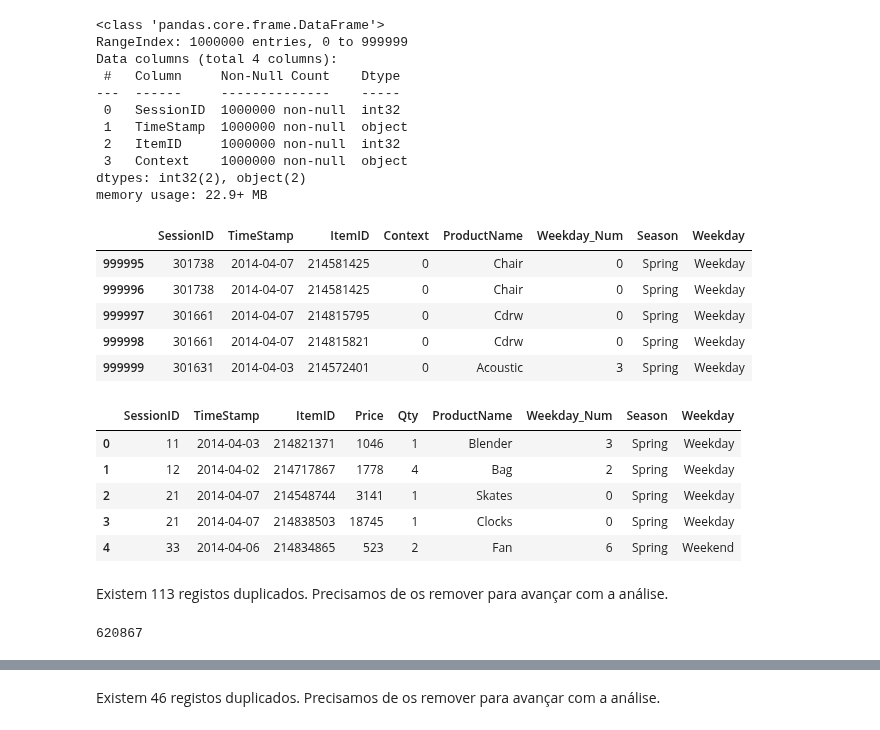
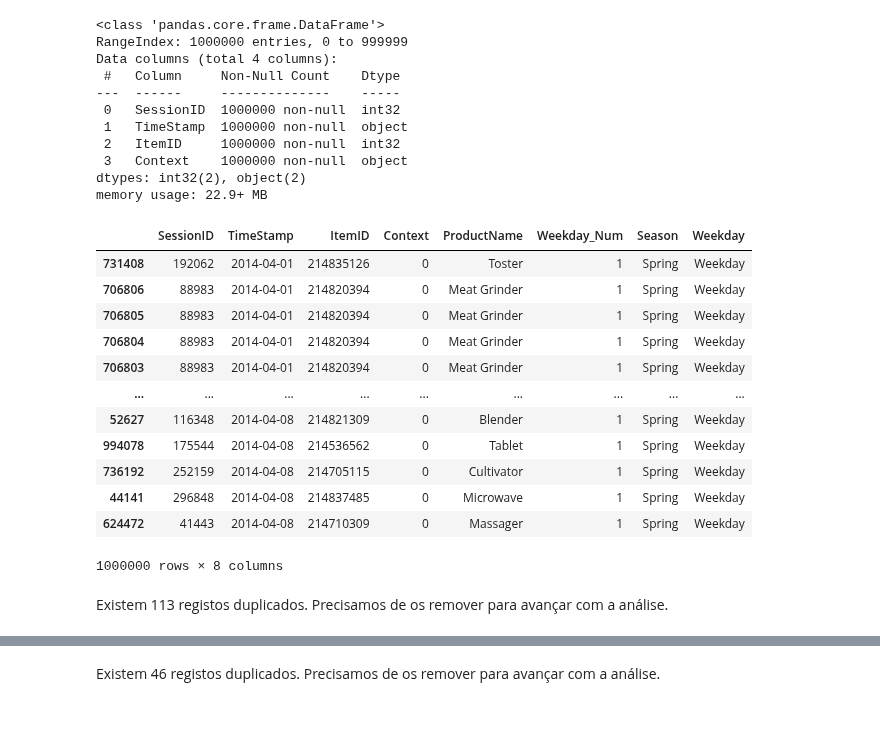
Before and after one commit to flpsantos3/PD_01, a Jupyter notebook: PD_202021_P1.ipynb, the cells around one changed output, grey strips where cells are left out. Cells and saved outputs as stored; diff of their text form; code cells hidden in the pictures.

```diff
--- a/PD_202021_P1.ipynb
+++ b/PD_202021_P1.ipynb
@@ -140,7 +131,7 @@ buys=pd.read_csv('/content/drive/MyDrive/Datasets/projetoPD/store-buys.dat',
                  header=None,
                  names=['SessionID','TimeStamp','ItemID','Price','Qty'],
                  dtype={'SessionID':np.int32, 'TimeStamp':str, 'ItemID': np.int32,
-                        'Price':np.int32, 'Qty':np.int8})
+                        'Price':np.int16, 'Qty':np.int8})
 clicks=pd.read_csv('/content/drive/MyDrive/Datasets/projetoPD/store-clicks.dat',
                    header=None,
                    nrows=1000000,
@@ -238,56 +229,53 @@ buys_upd["Weekday_Num"]=buys_upd["TimeStamp"].dt.dayofweek
 
 for i in buys_upd["Weekday_Num"]:
   if i < 5:
     weekday_buys.append("Weekday")
   else :
     weekday_buys.append("Weekend")
 
 weekday_clicks=[]
 clicks_upd["TimeStamp"] = pd.to_datetime(clicks_upd["TimeStamp"])
 clicks_upd["Weekday_Num"]=clicks_upd["TimeStamp"].dt.dayofweek
 
 for i in clicks_upd["Weekday_Num"]:
   if i < 5:
     weekday_clicks.append("Weekday")
   else :
     weekday_clicks.append("Weekend")
 
 buys_upd = buys_upd.drop(columns=['TimeStamp'])
 buys_upd.insert(1, "TimeStamp", dates_buys)
 buys_upd["Season"] = season_buys
 buys_upd["Weekday"] = weekday_buys
 buys_upd.sort_values(by='TimeStamp')
 
 clicks_upd = clicks_upd.drop(columns=['TimeStamp'])
 clicks_upd.insert(1, "TimeStamp", dates_clicks)
 clicks_upd["Season"] = season_clicks
 clicks_upd["Weekday"] = weekday_clicks
 clicks_upd.sort_values(by='TimeStamp')
-clicks_upd.tail(5)
 # %% [output]
 |  | SessionID | TimeStamp | ItemID | Context | ProductName | Weekday_Num | Season | Weekday |
-| 999995 | 301738 | 2014-04-07 | 214581425 | 0 | Chair | 0 | Spring | Weekday |
-| 999996 | 301738 | 2014-04-07 | 214581425 | 0 | Chair | 0 | Spring | Weekday |
-| 999997 | 301661 | 2014-04-07 | 214815795 | 0 | Cdrw | 0 | Spring | Weekday |
-| 999998 | 301661 | 2014-04-07 | 214815821 | 0 | Cdrw | 0 | Spring | Weekday |
-| 999999 | 301631 | 2014-04-03 | 214572401 | 0 | Acoustic | 3 | Spring | Weekday |
+| 731408 | 192062 | 2014-04-01 | 214835126 | 0 | Toster | 1 | Spring | Weekday |
+| 706806 | 88983 | 2014-04-01 | 214820394 | 0 | Meat Grinder | 1 | Spring | Weekday |
+| 706805 | 88983 | 2014-04-01 | 214820394 | 0 | Meat Grinder | 1 | Spring | Weekday |
+| 706804 | 88983 | 2014-04-01 | 214820394 | 0 | Meat Grinder | 1 | Spring | Weekday |
+| 706803 | 88983 | 2014-04-01 | 214820394 | 0 | Meat Grinder | 1 | Spring | Weekday |
+| ... | ... | ... | ... | ... | ... | ... | ... | ... |
+| 52627 | 116348 | 2014-04-08 | 214821309 | 0 | Blender | 1 | Spring | Weekday |
+| 994078 | 175544 | 2014-04-08 | 214536562 | 0 | Tablet | 1 | Spring | Weekday |
+| 736192 | 252159 | 2014-04-08 | 214705115 | 0 | Cultivator | 1 | Spring | Weekday |
+| 44141 | 296848 | 2014-04-08 | 214837485 | 0 | Microwave | 1 | Spring | Weekday |
+| 624472 | 41443 | 2014-04-08 | 214710309 | 0 | Massager | 1 | Spring | Weekday |
+1000000 rows × 8 columns
 # %%
 buys_upd=buys_upd.sort_values(by='SessionID').reset_index(drop=True)
 buys_upd.head()
-# %% [output]
-|  | SessionID | TimeStamp | ItemID | Price | Qty | ProductName | Weekday_Num | Season | Weekday |
-| 0 | 11 | 2014-04-03 | 214821371 | 1046 | 1 | Blender | 3 | Spring | Weekday |
-| 1 | 12 | 2014-04-02 | 214717867 | 1778 | 4 | Bag | 2 | Spring | Weekday |
-| 2 | 21 | 2014-04-07 | 214548744 | 3141 | 1 | Skates | 0 | Spring | Weekday |
-| 3 | 21 | 2014-04-07 | 214838503 | 18745 | 1 | Clocks | 0 | Spring | Weekday |
-| 4 | 33 | 2014-04-06 | 214834865 | 523 | 2 | Fan | 6 | Spring | Weekend |
 # %% [markdown]
 Existem 113 registos duplicados. Precisamos de os remover para avançar com a análise.
 # %%
 buys_upd=buys_upd.drop_duplicates().reset_index(drop=True)
 len(buys_upd)
-# %% [output]
-620867
 # %%
 clicks_upd=clicks_upd.sort_values(by='SessionID').reset_index(drop=True)
 clicks_upd.head()
```
Also changed, not shown: parts of 8 cells of this notebook.
